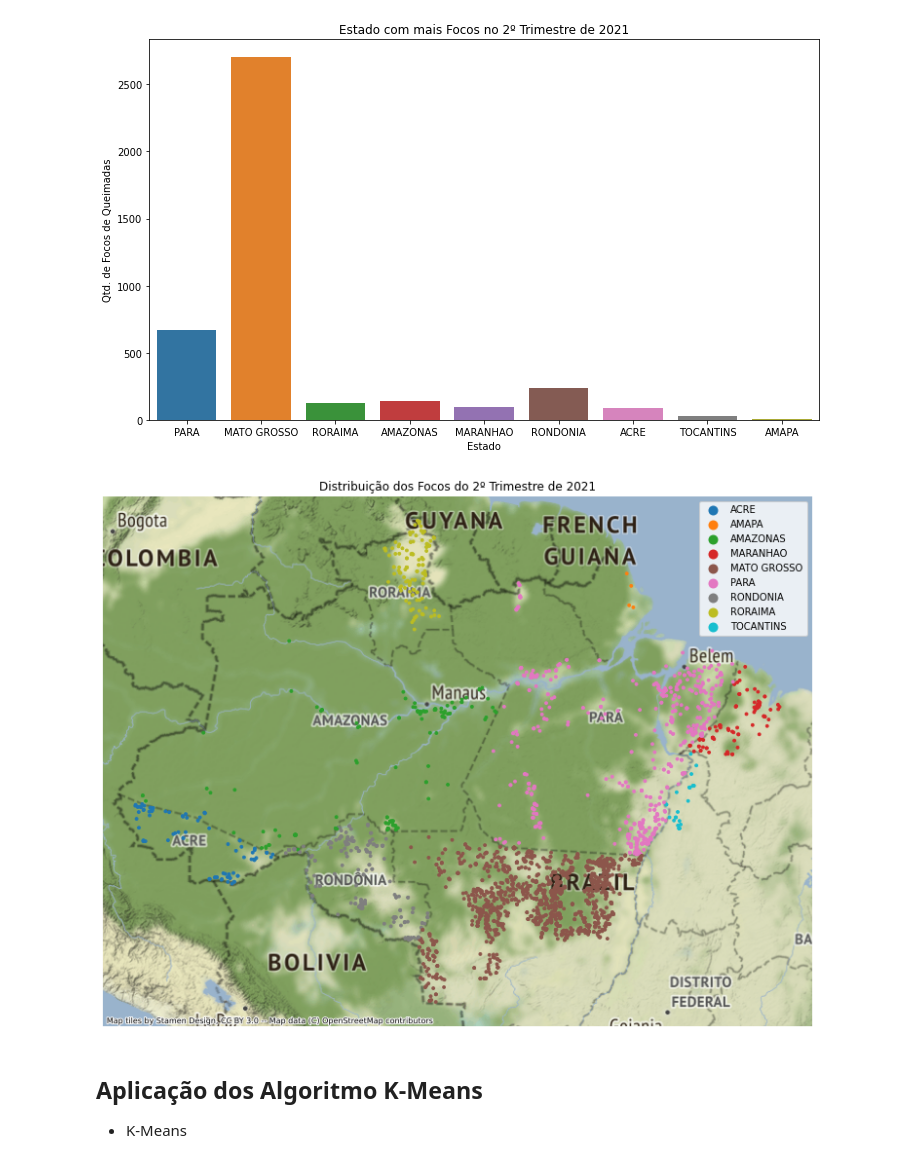
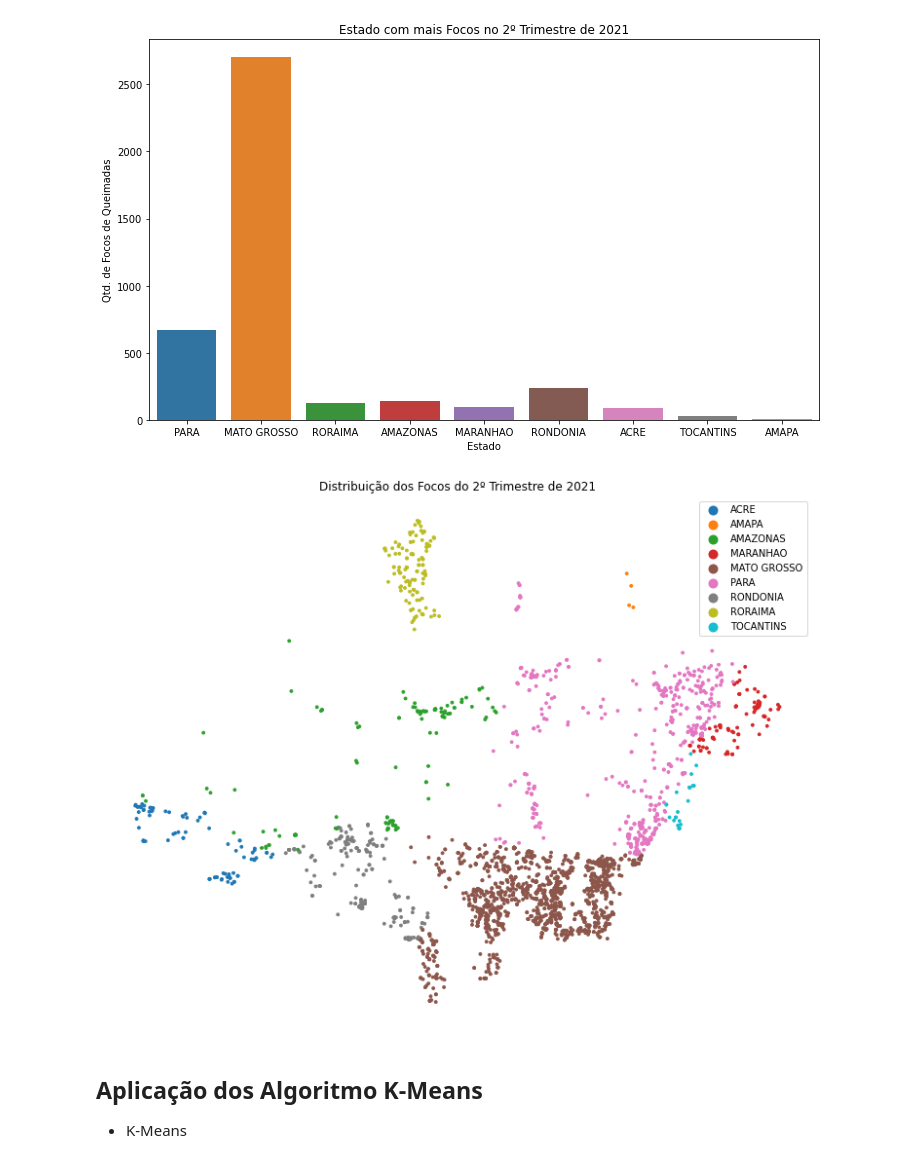
Before and after one commit to danielleitesoares/tccuea, a Jupyter notebook: 2021_trim02.ipynb, the cells around one changed output. Saved outputs shown, nothing was run; the diff lists cells and outputs as text; code cells hidden in the pictures.

```diff
--- a/2021_trim02.ipynb
+++ b/2021_trim02.ipynb
@@ -164,12 +164,12 @@ plt.show()
 [figure]
 # %%
 ax = alertas_trim02.plot(figsize=(15, 10), column='estado', markersize=8, legend=True)
-contextily.add_basemap(ax)
+#contextily.add_basemap(ax)
 ax.set_axis_off()
 ax.set_title("Distribuição dos Focos do 2º Trimestre de 2021")
 plt.show()
 # %% [output]
-[figure, old version]
+[figure, new version]
 # %% [markdown]
 ## **Aplicação dos Algoritmo K-Means**
 
```
Also changed, not shown: parts of 2 cells of this notebook.
